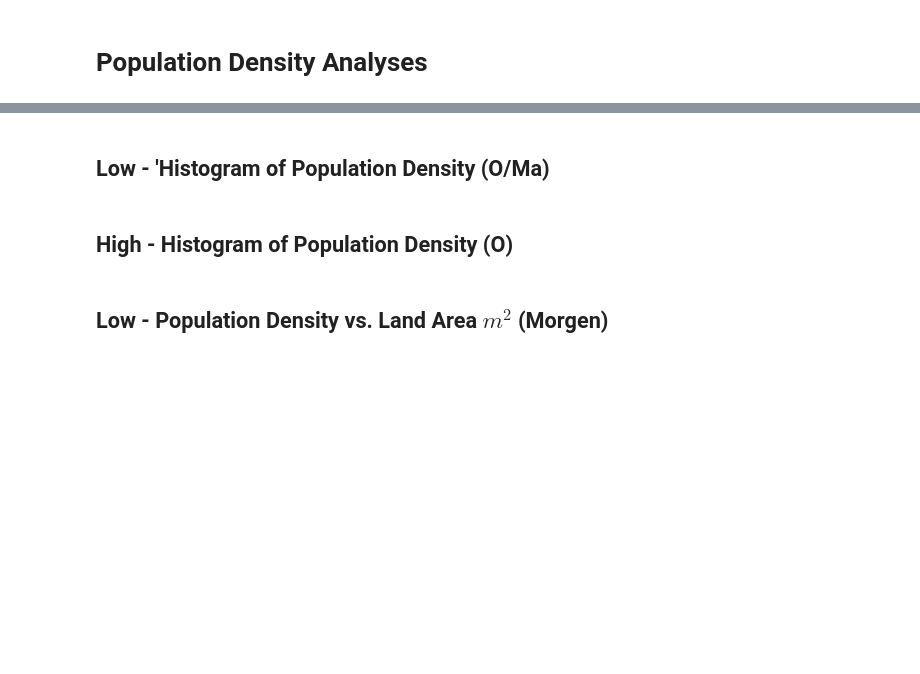
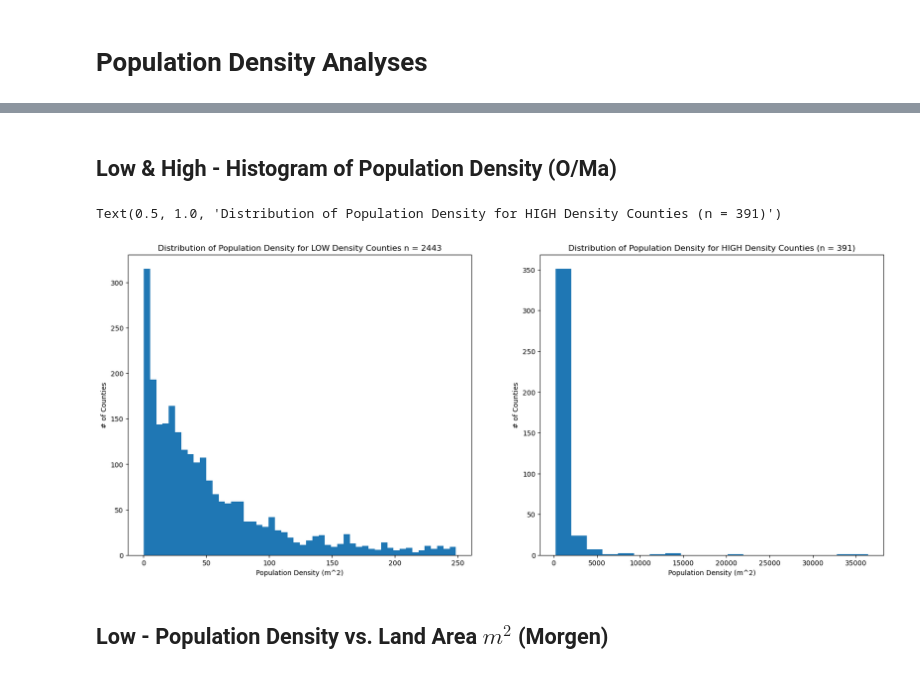
Before and after one commit to Morgen-Henry/Project-1, a Jupyter notebook: eco_health.ipynb, the cells around one changed output, grey strips where cells are left out. Saved outputs shown, nothing was run; the diff lists cells and outputs as text; code cells hidden in the pictures; blank space fills up the shorter version.

Commit message:
updating eco_health notebook. eliminating errors and added histograms.

```diff
--- a/eco_health.ipynb
+++ b/eco_health.ipynb
@@ -229,9 +229,23 @@ Data columns (total 23 columns):
 dtypes: float64(20), int64(1), object(2)
 memory usage: 73.3+ KB
 # %% [markdown]
-## Low - 'Histogram of Population Density (O/Ma)
+## Low & High - Histogram of Population Density (O/Ma)
-# %% [markdown]
-## High - Histogram of Population Density (O)
+# %%
+# plotting code
+fig, (ax0, ax1) = plt.subplots(ncols=2, nrows=1, figsize=(20,8))
+
+ax0.hist(low_den_df['Population Density (per m^2)'], bins=50)
+ax0.set_ylabel("# of Counties")
+ax0.set_xlabel('Population Density (m^2)')
+ax0.set_title(f"Distribution of Population Density for LOW Density Counties n = {len(low_den_df)}")
+
+ax1.hist(high_den_df['Population Density (per m^2)'], bins=20)
+ax1.set_ylabel("# of Counties")
+ax1.set_xlabel('Population Density (m^2)')
+ax1.set_title(f"Distribution of Population Density for HIGH Density Counties (n = {len(high_den_df)})")
+# %% [output]
+Text(0.5, 1.0, 'Distribution of Population Density for HIGH Density Counties (n = 391)')
+[figure, added]
 # %% [markdown]
 ## Low - Population Density vs. Land Area $m^2$ (Morgen)
 # %%
```
Also changed, not shown: parts of 1 cell of this notebook.
